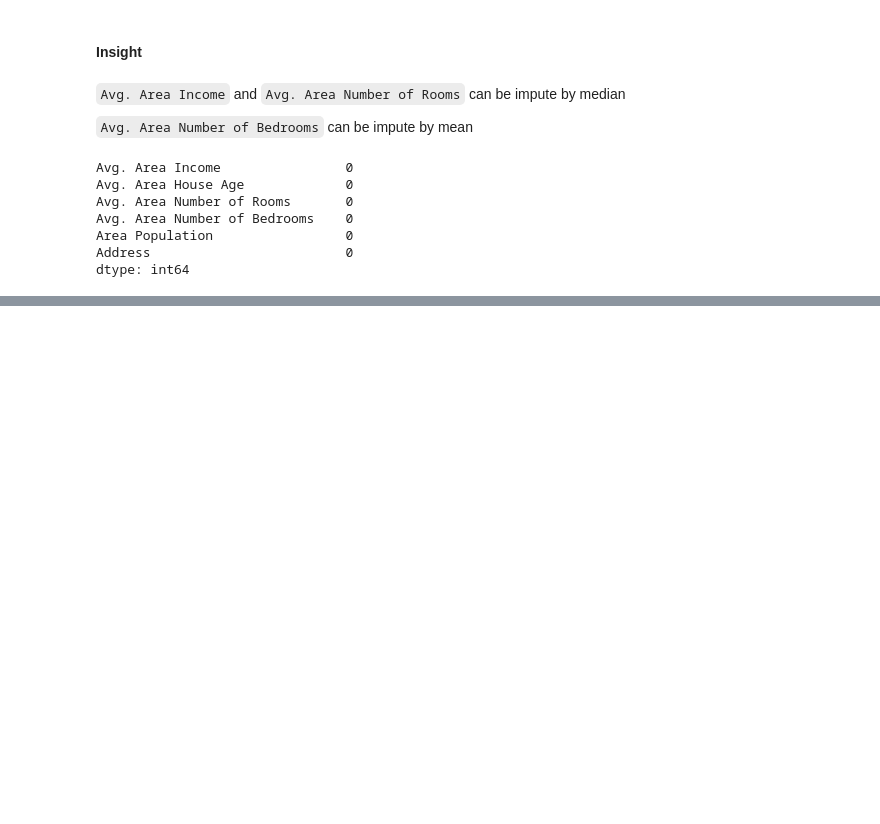
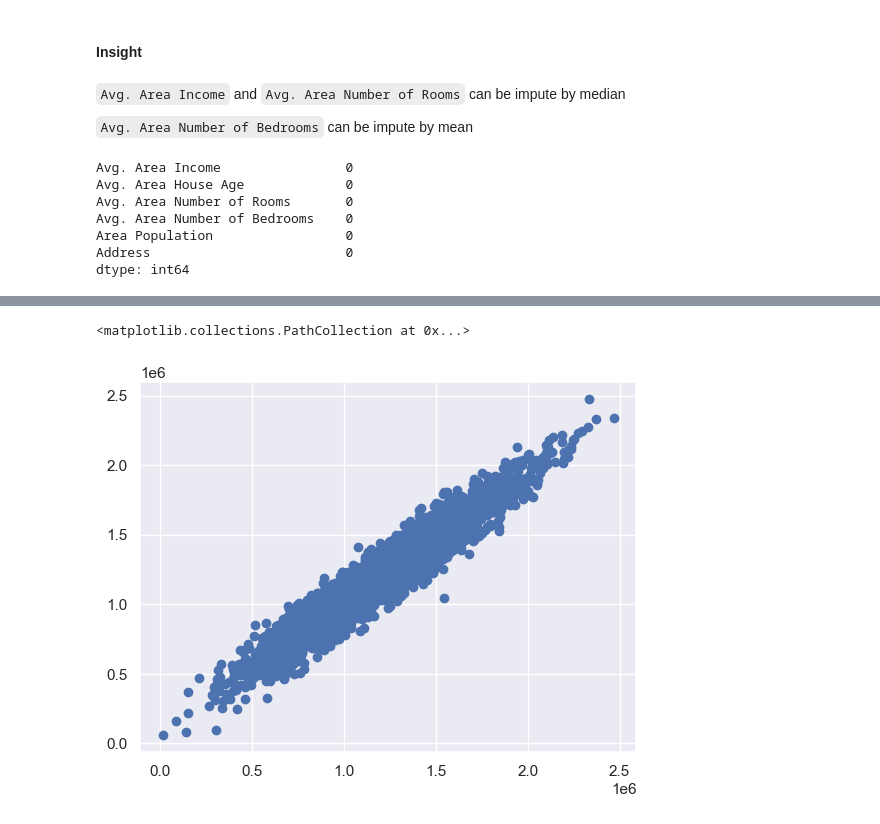
Before and after one commit to aakashpokkanayil/Revision, a Jupyter notebook: LinearRegression/NoteBook/MultipleLinearRegression.ipynb, the cells around one changed output, grey strips where cells are left out. Saved outputs shown, nothing was run; the diff lists cells and outputs as text; code cells hidden in the pictures; blank space fills up the shorter version.

```diff
--- a/LinearRegression/NoteBook/MultipleLinearRegression.ipynb
+++ b/LinearRegression/NoteBook/MultipleLinearRegression.ipynb
@@ -78,0 +300,5 @@ dtype: int64
+# %%
+plt.scatter(Y_train, y_pred_train)
+# %% [output]
+<matplotlib.collections.PathCollection at 0x...>
+[figure, added]
```
Also changed, not shown: parts of 45 cells of this notebook, 3 other files.
